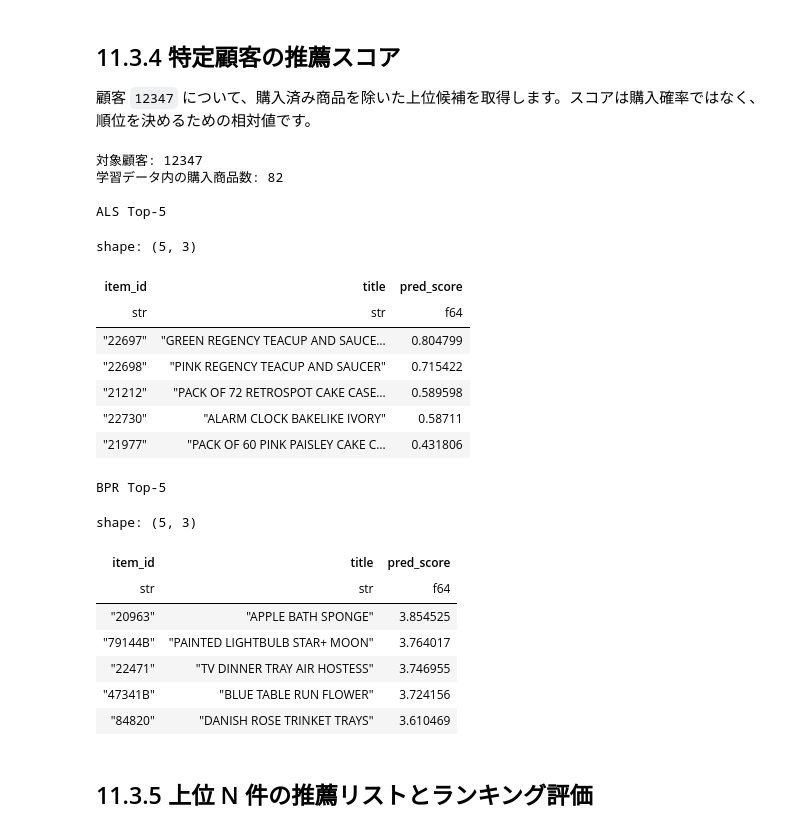
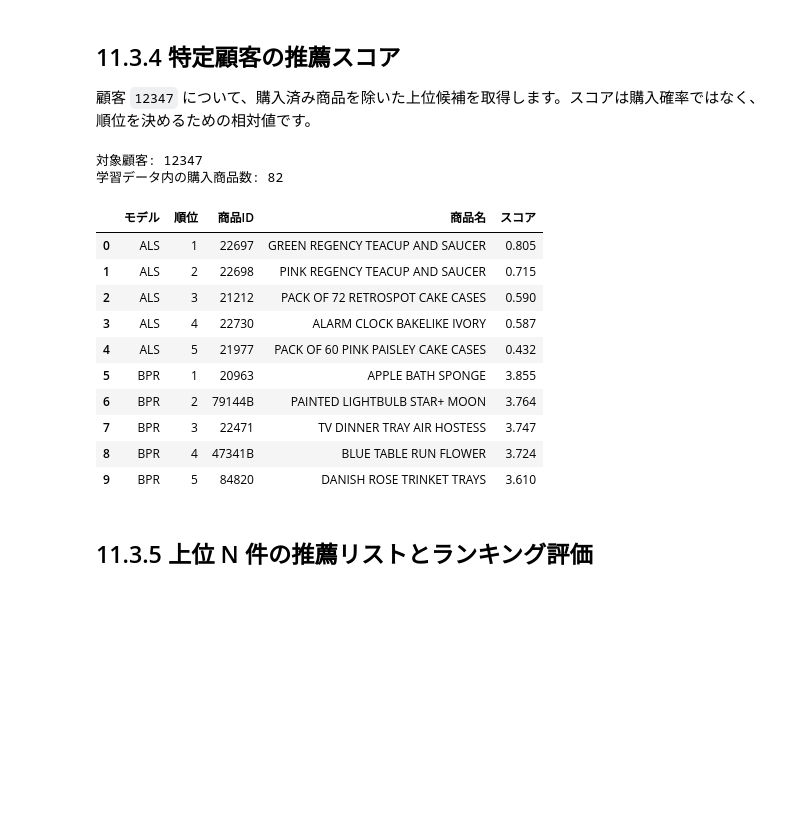
Before and after one commit to gihyo-book/marketing_science_book, a Jupyter notebook: 11/11_main.ipynb, the cells around one changed output. Cells and saved outputs as stored; diff of their text form; code cells hidden in the pictures; blank space fills up the shorter version.

```diff
--- a/11/11_main.ipynb
+++ b/11/11_main.ipynb
@@ -366,56 +373,72 @@ inner_uid = user_id_to_idx[TARGET_UID]
 purchased_inner_iids = set(train_user_item[inner_uid].indices)
 
 
 def recommend_for_user(model, user_idx, n=5):
     ids, scores = model.recommend(
         user_idx,
         seen_user_item[user_idx],
         N=n,
         filter_already_liked_items=True,
     )
     return (
         pl.DataFrame(
             {
                 "item_id": [item_ids[int(iid)] for iid in ids],
                 "pred_score": [float(score) for score in scores],
             }
         )
         .join(df_items, on="item_id", how="left")
         .select("item_id", "title", "pred_score")
     )
 
 
 df_als_top = recommend_for_user(als_model, inner_uid, TOP_N)
 df_bpr_top = recommend_for_user(bpr_model, inner_uid, TOP_N)
 
 print(f"対象顧客: {TARGET_UID}")
 print(f"学習データ内の購入商品数: {len(purchased_inner_iids)}")
-print("\nALS Top-5")
-display(df_als_top)
-print("BPR Top-5")
-display(df_bpr_top)
+
+
+recommendation_table = (
+    pl.concat(
+        [
+            df_als_top.with_row_index("順位", offset=1).with_columns(
+                pl.lit("ALS").alias("モデル")
+            ),
+            df_bpr_top.with_row_index("順位", offset=1).with_columns(
+                pl.lit("BPR").alias("モデル")
+            ),
+        ]
+    )
+    .select(
+        "モデル",
+        "順位",
+        pl.col("item_id").alias("商品ID"),
+        pl.col("title").alias("商品名"),
+        pl.col("pred_score").alias("スコア"),
+    )
+    .to_pandas()
+)
+recommendation_table["スコア"] = recommendation_table["スコア"].map(
+    lambda value: f"{value:.3f}"
+)
+
+# 10件すべてを1枚の表画像にまとめる
+recommendation_table
 # %% [output]
 対象顧客: 12347
 学習データ内の購入商品数: 82
-
-ALS Top-5
-shape: (5, 3)
-| item_id | title | pred_score |
-| str | str | f64 |
-| "22697" | "GREEN REGENCY TEACUP AND SAUCE… | 0.804799 |
-| "22698" | "PINK REGENCY TEACUP AND SAUCER" | 0.715422 |
-| "21212" | "PACK OF 72 RETROSPOT CAKE CASE… | 0.589598 |
-| "22730" | "ALARM CLOCK BAKELIKE IVORY" | 0.58711 |
-| "21977" | "PACK OF 60 PINK PAISLEY CAKE C… | 0.431806 |
+|  | モデル | 順位 | 商品ID | 商品名 | スコア |
+| 0 | ALS | 1 | 22697 | GREEN REGENCY TEACUP AND SAUCER | 0.805 |
+| 1 | ALS | 2 | 22698 | PINK REGENCY TEACUP AND SAUCER | 0.715 |
+| 2 | ALS | 3 | 21212 | PACK OF 72 RETROSPOT CAKE CASES | 0.590 |
+| 3 | ALS | 4 | 22730 | ALARM CLOCK BAKELIKE IVORY | 0.587 |
+| 4 | ALS | 5 | 21977 | PACK OF 60 PINK PAISLEY CAKE CASES | 0.432 |
+| 5 | BPR | 1 | 20963 | APPLE BATH SPONGE | 3.855 |
+| 6 | BPR | 2 | 79144B | PAINTED LIGHTBULB STAR+ MOON | 3.764 |
+| 7 | BPR | 3 | 22471 | TV DINNER TRAY AIR HOSTESS | 3.747 |
+| 8 | BPR | 4 | 47341B | BLUE TABLE RUN FLOWER | 3.724 |
+| 9 | BPR | 5 | 84820 | DANISH ROSE TRINKET TRAYS | 3.610 |
-BPR Top-5
-shape: (5, 3)
-| item_id | title | pred_score |
-| str | str | f64 |
-| "20963" | "APPLE BATH SPONGE" | 3.854525 |
-| "79144B" | "PAINTED LIGHTBULB STAR+ MOON" | 3.764017 |
-| "22471" | "TV DINNER TRAY AIR HOSTESS" | 3.746955 |
-| "47341B" | "BLUE TABLE RUN FLOWER" | 3.724156 |
-| "84820" | "DANISH ROSE TRINKET TRAYS" | 3.610469 |
 # %% [markdown]
 ## 11.3.5 上位 N 件の推薦リストとランキング評価
 # %%
```
Also changed, not shown: parts of 2 cells of this notebook, 13 other files.
